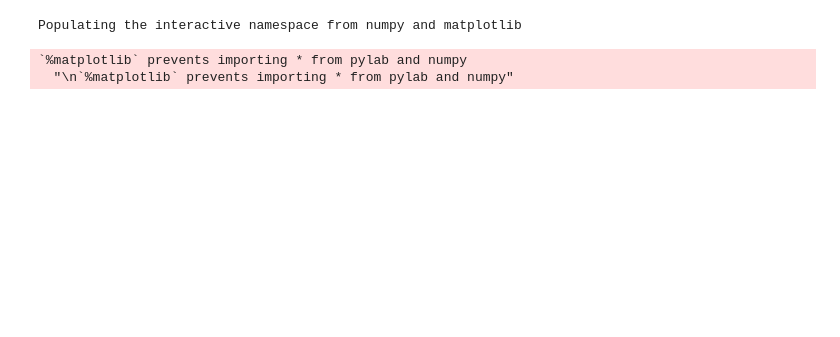
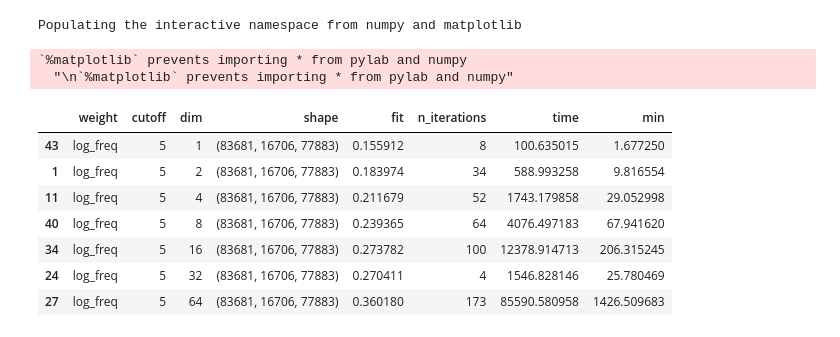
Before and after one commit to makrai/verb-tensor, a Jupyter notebook: show_exper.ipynb, the cells around one changed output. Cells and saved outputs as stored; diff of their text form; code cells hidden in the pictures; blank space fills up the shorter version.

```diff
--- a/show_exper.ipynb
+++ b/show_exper.ipynb
@@ -51,3 +51,14 @@ def get_df():
 # %%
 df = get_df()
+# %%
+df[df.weight=='log_freq'].sort_values('dim')
+# %% [output]
+|  | weight | cutoff | dim | shape | fit | n_iterations | time | min |
+| 43 | log_freq | 5 | 1 | (83681, 16706, 77883) | 0.155912 | 8 | 100.635015 | 1.677250 |
+| 1 | log_freq | 5 | 2 | (83681, 16706, 77883) | 0.183974 | 34 | 588.993258 | 9.816554 |
+| 11 | log_freq | 5 | 4 | (83681, 16706, 77883) | 0.211679 | 52 | 1743.179858 | 29.052998 |
+| 40 | log_freq | 5 | 8 | (83681, 16706, 77883) | 0.239365 | 64 | 4076.497183 | 67.941620 |
+| 34 | log_freq | 5 | 16 | (83681, 16706, 77883) | 0.273782 | 100 | 12378.914713 | 206.315245 |
+| 24 | log_freq | 5 | 32 | (83681, 16706, 77883) | 0.270411 | 4 | 1546.828146 | 25.780469 |
+| 27 | log_freq | 5 | 64 | (83681, 16706, 77883) | 0.360180 | 173 | 85590.580958 | 1426.509683 |
 # %%
```
Also changed, not shown: parts of 5 cells of this notebook.
